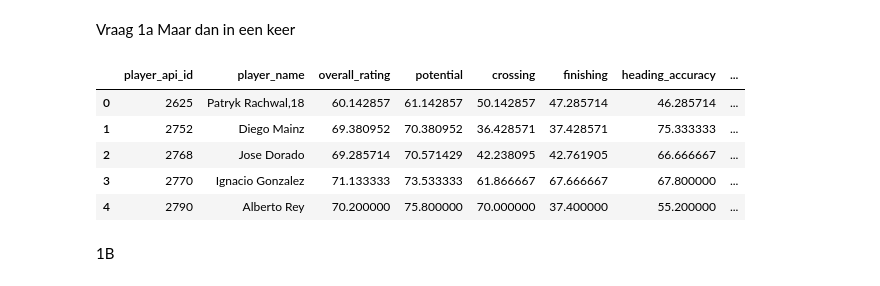
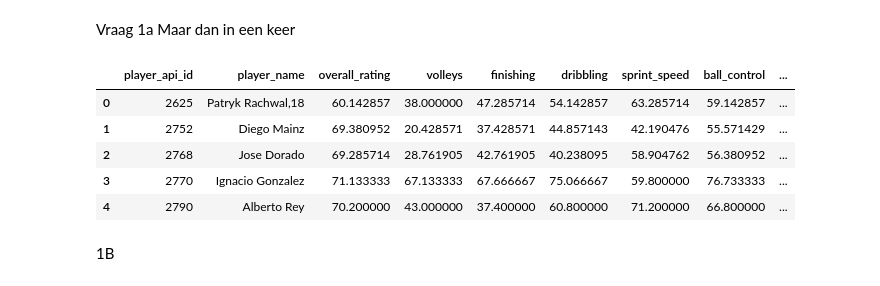
Before and after one commit to ShaliniBekaroe/Datalab_semester2_Groep1, a Jupyter notebook: notebook/data_mining.ipynb, the cells around one changed output. Saved outputs shown, nothing was run; the diff lists cells and outputs as text; code cells hidden in the pictures.

Commit message:
Bij 1b Heb ik de relevant cols upgedate om gelijk te maken met wat we hadden bij 1a

```diff
--- a/notebook/data_mining.ipynb
+++ b/notebook/data_mining.ipynb
@@ -233,40 +236,57 @@ def get_average_player_attributes(df_attributes, df_players):
     """
     Berekent de gemiddelde statistieken per unieke speler en voegt de spelersnaam toe.
 
     Args:
         df_attributes (pd.DataFrame): Dataframe met alle historische Player_Attributes.
         df_players (pd.DataFrame): Dataframe met Player namen en ID's.
 
     Returns:
         pd.DataFrame: Unieke spelers met hun gemiddelde scores voor alle numerieke eigenschappen.
     """
 
     # We selecteren alle kolommen die numeriek zijn, maar sluiten ID-kolommen uit.
     exclude_cols = ['id', 'player_fifa_api_id', 'player_api_id']
-    relevant_cols = [col for col in df_attributes.columns if col not in exclude_cols and df_attributes[col].dtype != 'object']
+    relevant_cols = [
+    "overall_rating",
+    "volleys",
+    "finishing",
+    "dribbling",
+    "sprint_speed",
+    "ball_control",
+    "acceleration",
+    "stamina",
+    "interceptions",
+    "positioning",
+    "vision",
+    "gk_diving",
+    "gk_handling",
+    "gk_kicking",
+    "gk_positioning",
+    "gk_reflexes"
+]
 
     # Groeperen op speler en gemiddelde berekenen
     df_averages = df_attributes.groupby('player_api_id')[relevant_cols].mean().reset_index()
 
     # Merge met spelersnamen voor identificatie
     df_result = pd.merge(df_averages, df_players[['player_api_id', 'player_name']], on='player_api_id', how='left')
 
     # Zet player_name vooraan voor leesbaarheid
     cols = ['player_api_id', 'player_name'] + [c for c in df_result.columns if c not in ['player_api_id', 'player_name']]
 
     return df_result[cols]
 
 
 df_avg_players = get_average_player_attributes(df_player_Attribute, df_player)
 
 display(df_avg_players.head())
 # %% [output]
-|  | player_api_id | player_name | overall_rating | potential | crossing | finishing | heading_accuracy | ... |
-| 0 | 2625 | Patryk Rachwal,18 | 60.142857 | 61.142857 | 50.142857 | 47.285714 | 46.285714 | ... |
-| 1 | 2752 | Diego Mainz | 69.380952 | 70.380952 | 36.428571 | 37.428571 | 75.333333 | ... |
-| 2 | 2768 | Jose Dorado | 69.285714 | 70.571429 | 42.238095 | 42.761905 | 66.666667 | ... |
-| 3 | 2770 | Ignacio Gonzalez | 71.133333 | 73.533333 | 61.866667 | 67.666667 | 67.800000 | ... |
-| 4 | 2790 | Alberto Rey | 70.200000 | 75.800000 | 70.000000 | 37.400000 | 55.200000 | ... |
+|  | player_api_id | player_name | overall_rating | volleys | finishing | dribbling | sprint_speed | ball_control | ... |
+| 0 | 2625 | Patryk Rachwal,18 | 60.142857 | 38.000000 | 47.285714 | 54.142857 | 63.285714 | 59.142857 | ... |
+| 1 | 2752 | Diego Mainz | 69.380952 | 20.428571 | 37.428571 | 44.857143 | 42.190476 | 55.571429 | ... |
+| 2 | 2768 | Jose Dorado | 69.285714 | 28.761905 | 42.761905 | 40.238095 | 58.904762 | 56.380952 | ... |
+| 3 | 2770 | Ignacio Gonzalez | 71.133333 | 67.133333 | 67.666667 | 75.066667 | 59.800000 | 76.733333 | ... |
+| 4 | 2790 | Alberto Rey | 70.200000 | 43.000000 | 37.400000 | 60.800000 | 71.200000 | 66.800000 | ... |
 # %% [markdown]
 1B
 # %%
```
Also changed, not shown: parts of 3 cells of this notebook.
